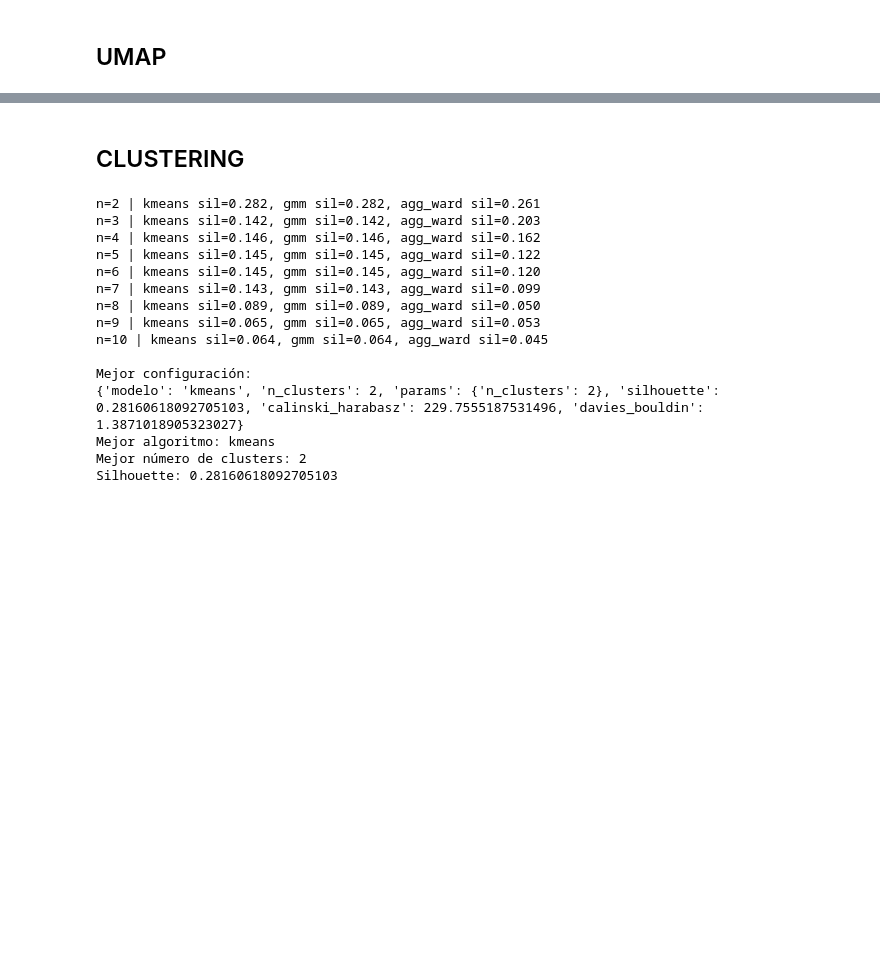
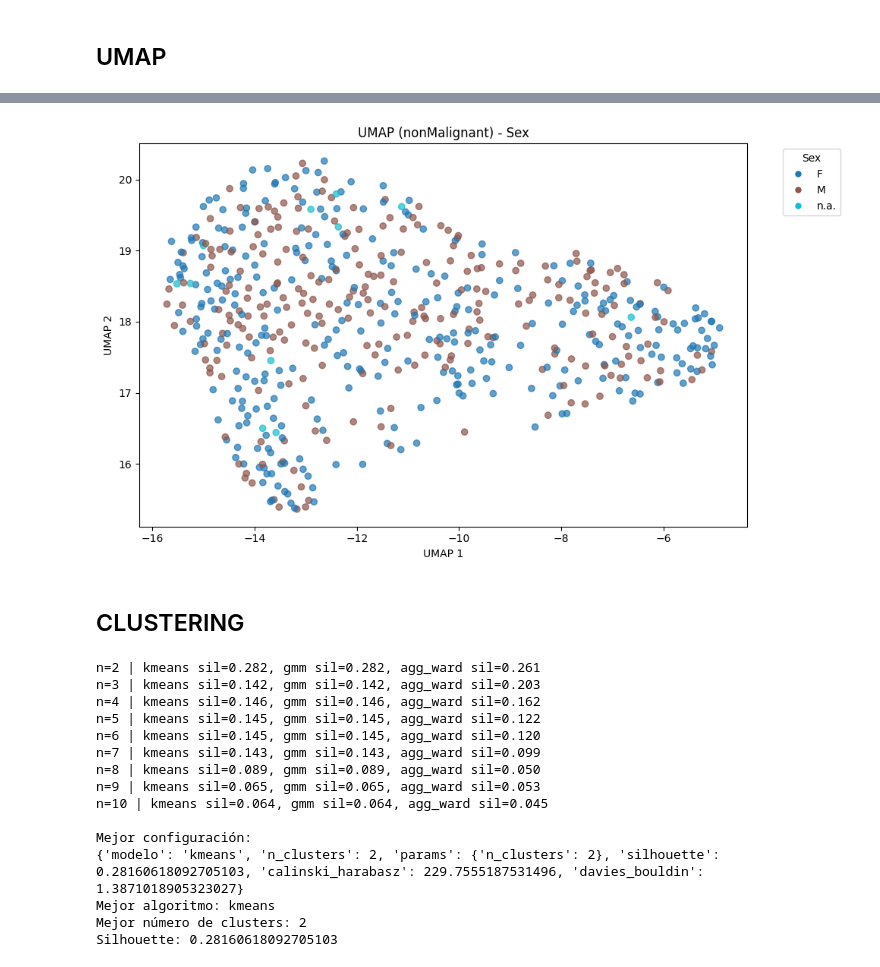
Before and after one commit to MisterMito/TFM, a Jupyter notebook: notebooks/1.1-ssic-eda-poblacional-heterogeneidad-nonmalignant.ipynb, the cells around one changed output, grey strips where cells are left out. Saved outputs shown, nothing was run; the diff lists cells and outputs as text; code cells hidden in the pictures; blank space fills up the shorter version.

```diff
--- a/notebooks/1.1-ssic-eda-poblacional-heterogeneidad-nonmalignant.ipynb
+++ b/notebooks/1.1-ssic-eda-poblacional-heterogeneidad-nonmalignant.ipynb
@@ -317,3 +296,14 @@ plot_umap(
+# %%
+plot_umap(
+    X_umap=X_umap,
+    color=meta_nm["Sex"],
+    title="UMAP (nonMalignant) - Sex",
+    xlabel="UMAP 1",
+    ylabel="UMAP 2",
+    figsize = (10,6)
+)
+# %% [output]
+[figure, added]
 # %% [markdown]
 ## CLUSTERING
 # %%
```
Also changed, not shown: parts of 8 cells of this notebook.
